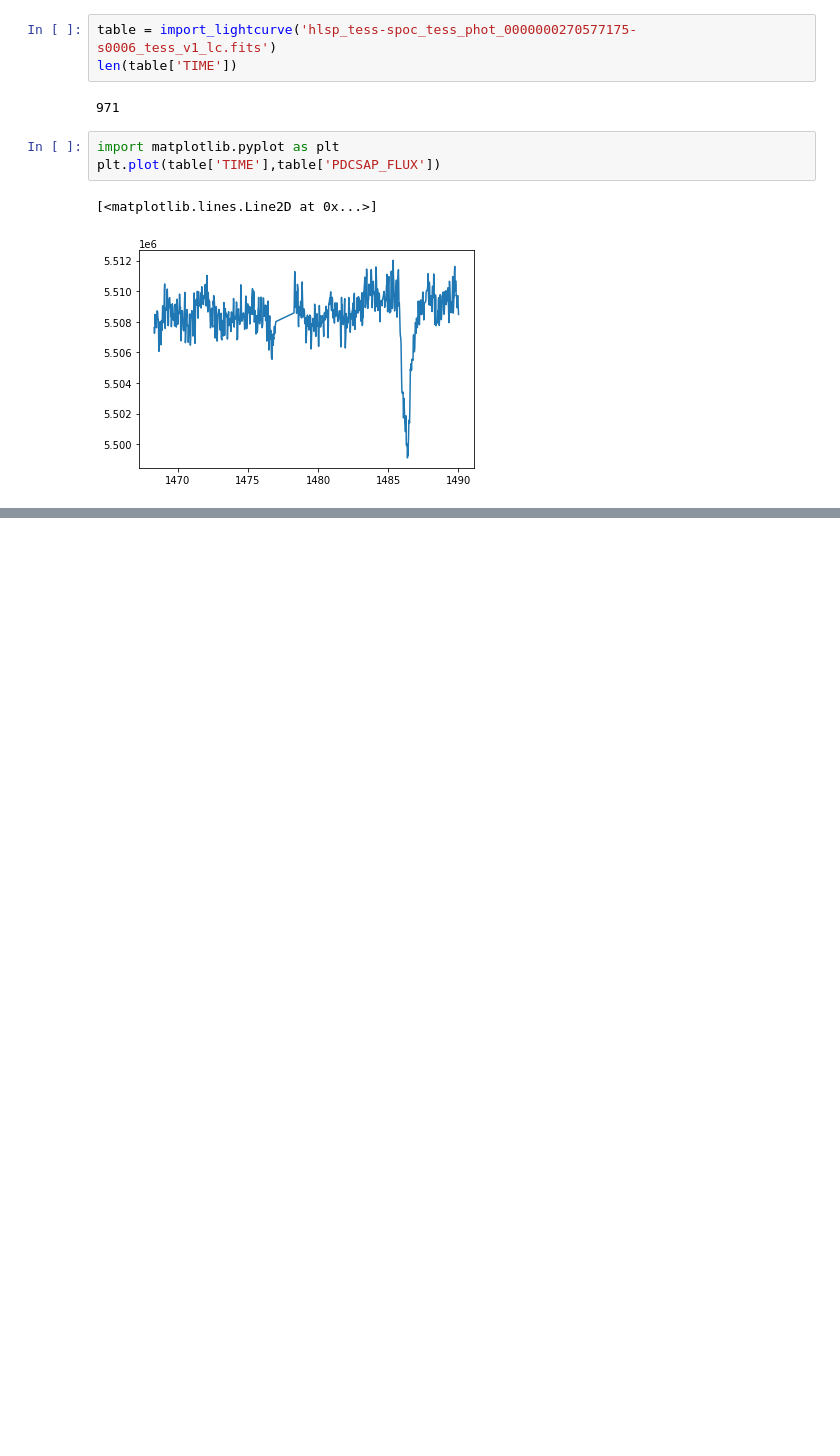
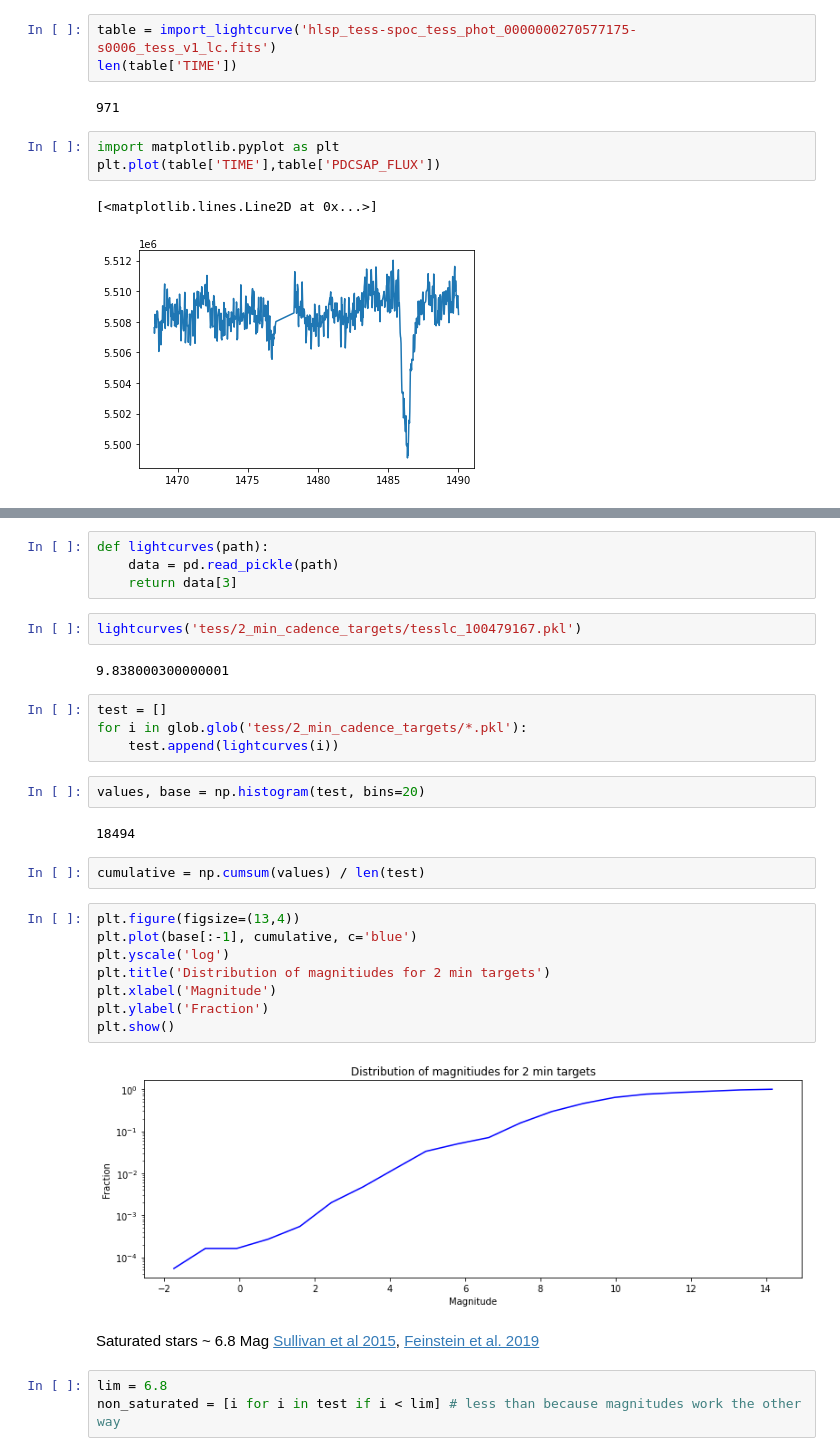
Before and after one commit to azibn/automated_exocomet_hunt, a Jupyter notebook: Notebooks/Untitled.ipynb, the cells around one changed output, grey strips where cells are left out. Drawn from its saved outputs; the diff is of its cells as text; blank space fills up the shorter version.

```diff
--- a/Notebooks/Untitled.ipynb
+++ b/Notebooks/Untitled.ipynb
@@ -87,0 +99,33 @@ plt.plot(table['TIME'],table['PDCSAP_FLUX'])
+# %%
+def lightcurves(path):
+    data = pd.read_pickle(path)
+    return data[3]
+# %%
+lightcurves('tess/2_min_cadence_targets/tesslc_100479167.pkl')
+# %% [output]
+9.838000300000001
+# %%
+test = []
+for i in glob.glob('tess/2_min_cadence_targets/*.pkl'):
+    test.append(lightcurves(i))
+# %%
+values, base = np.histogram(test, bins=20)
+# %% [output]
+18494
+# %%
+cumulative = np.cumsum(values) / len(test)
+# %%
+plt.figure(figsize=(13,4))
+plt.plot(base[:-1], cumulative, c='blue')
+plt.yscale('log')
+plt.title('Distribution of magnitiudes for 2 min targets')
+plt.xlabel('Magnitude')
+plt.ylabel('Fraction')
+plt.show()
+# %% [output]
+[figure, added]
+# %% [markdown]
+Saturated stars ~ 6.8 Mag [Sullivan et al 2015](https://arxiv.org/pdf/1506.03845.pdf), [Feinstein et al. 2019](https://ui.adsabs.harvard.edu/abs/2019PASP..131i4502F/abstract)
+# %%
+lim = 6.8
+non_saturated = [i for i in test if i < lim] # less than because magnitudes work the other way
```
Also changed, not shown: parts of 14 cells of this notebook, 6 other files.
